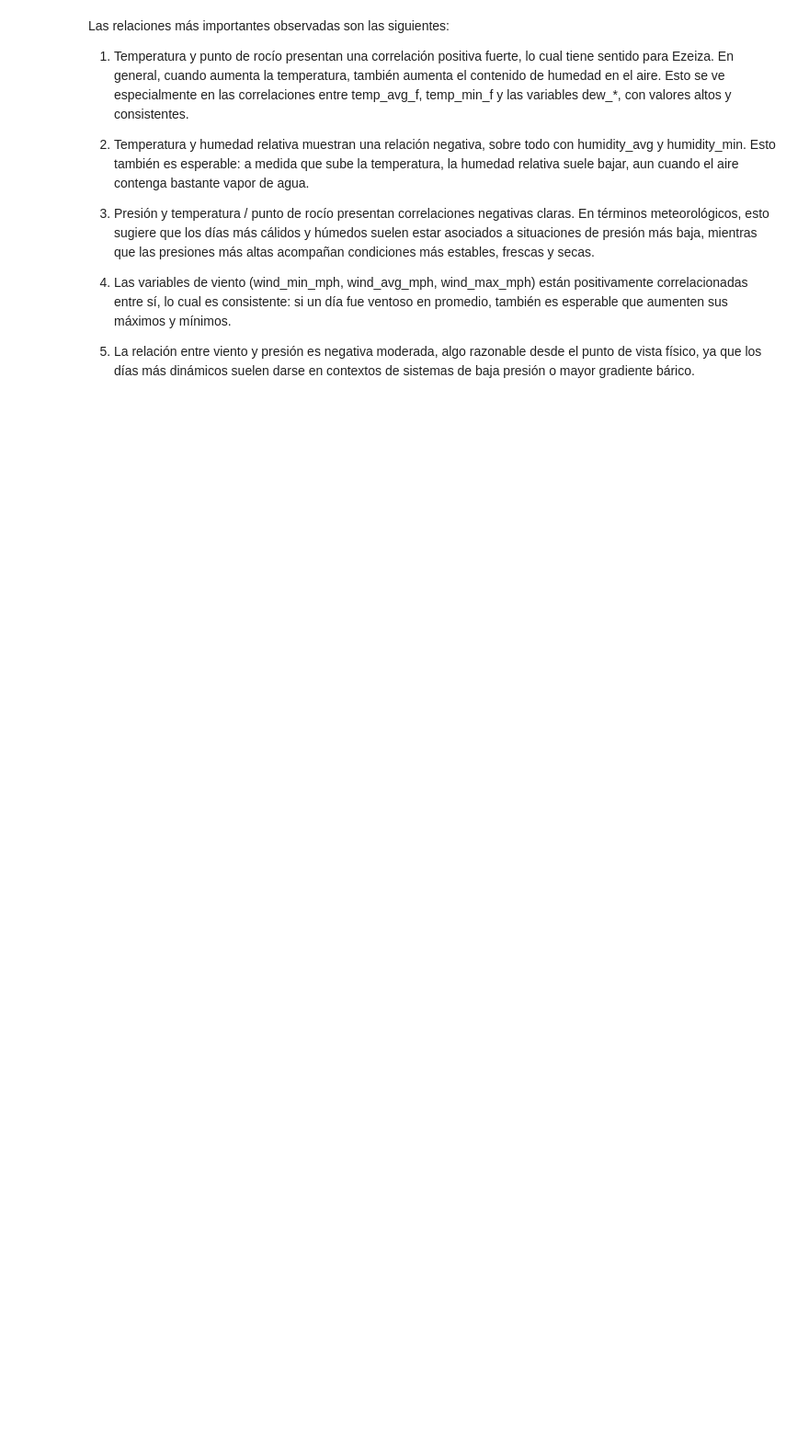
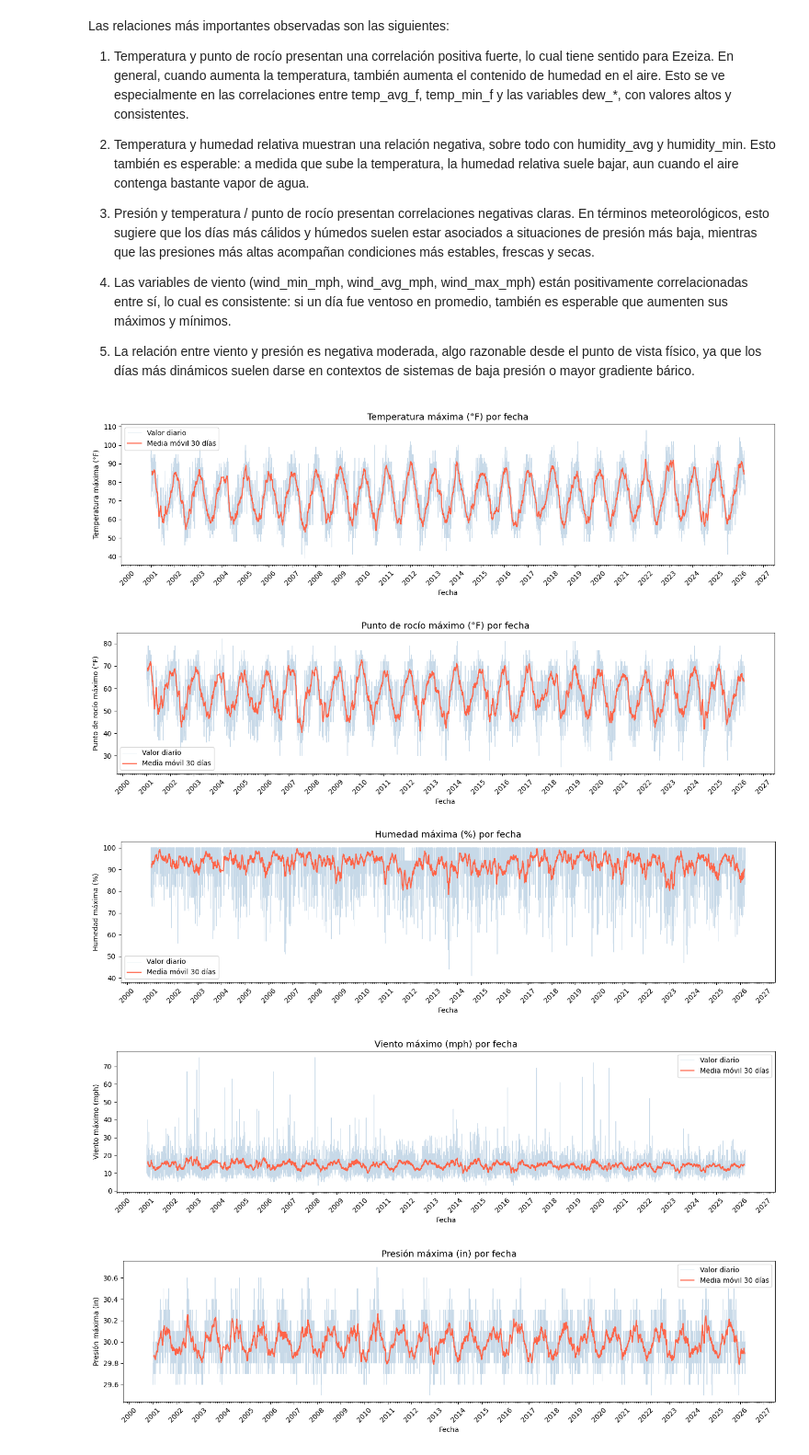
Before and after one commit to BlackSinger/PrediccionClima, a Jupyter notebook: eda.ipynb, the cells around one changed output. Shown at 92% size. Saved outputs shown, nothing was run; the diff lists cells and outputs as text; code cells hidden in the pictures; blank space fills up the shorter version.

```diff
--- a/eda.ipynb
+++ b/eda.ipynb
@@ -250,3 +271,39 @@ Las relaciones más importantes observadas son las siguientes:
 4. Las variables de viento (wind_min_mph, wind_avg_mph, wind_max_mph) están positivamente correlacionadas entre sí, lo cual es consistente: si un día fue ventoso en promedio, también es esperable que aumenten sus máximos y mínimos.
 
 5. La relación entre viento y presión es negativa moderada, algo razonable desde el punto de vista físico, ya que los días más dinámicos suelen darse en contextos de sistemas de baja presión o mayor gradiente bárico.
+# %%
+import matplotlib.dates as mdates
+
+df['date'] = pd.to_datetime(df['date'])
+
+variables = [
+    ('temp_max_f',      'Temperatura máxima (°F)'),
+    ('dew_max_f',       'Punto de rocío máximo (°F)'),
+    ('humidity_max',    'Humedad máxima (%)'),
+    ('wind_max_mph',    'Viento máximo (mph)'),
+    ('pressure_max_in', 'Presión máxima (in)'),
+]
+
+for col, label in variables:
+    fig, ax = plt.subplots(figsize=(14, 4))
+    ax.plot(df['date'], df[col], alpha=0.3, linewidth=0.7,
+            color='steelblue', label='Valor diario')
+    rolling = df[col].rolling(30, center=True).mean()
+    ax.plot(df['date'], rolling, linewidth=1.5,
+            color='tomato', label='Media móvil 30 días')
+    ax.xaxis.set_major_locator(mdates.YearLocator())
+    ax.xaxis.set_major_formatter(mdates.DateFormatter('%Y'))
+    ax.xaxis.set_minor_locator(mdates.MonthLocator())
+    ax.tick_params(axis='x', rotation=45)
+    ax.set_title(f'{label} por fecha', fontsize=13)
+    ax.set_xlabel('Fecha')
+    ax.set_ylabel(label)
+    ax.legend()
+    plt.tight_layout()
+    plt.show()
+# %% [output]
+[figure, added]
+[figure, added]
+[figure, added]
+[figure, added]
+[figure, added]
```
Also changed, not shown: parts of 17 cells of this notebook, 1 other file.
